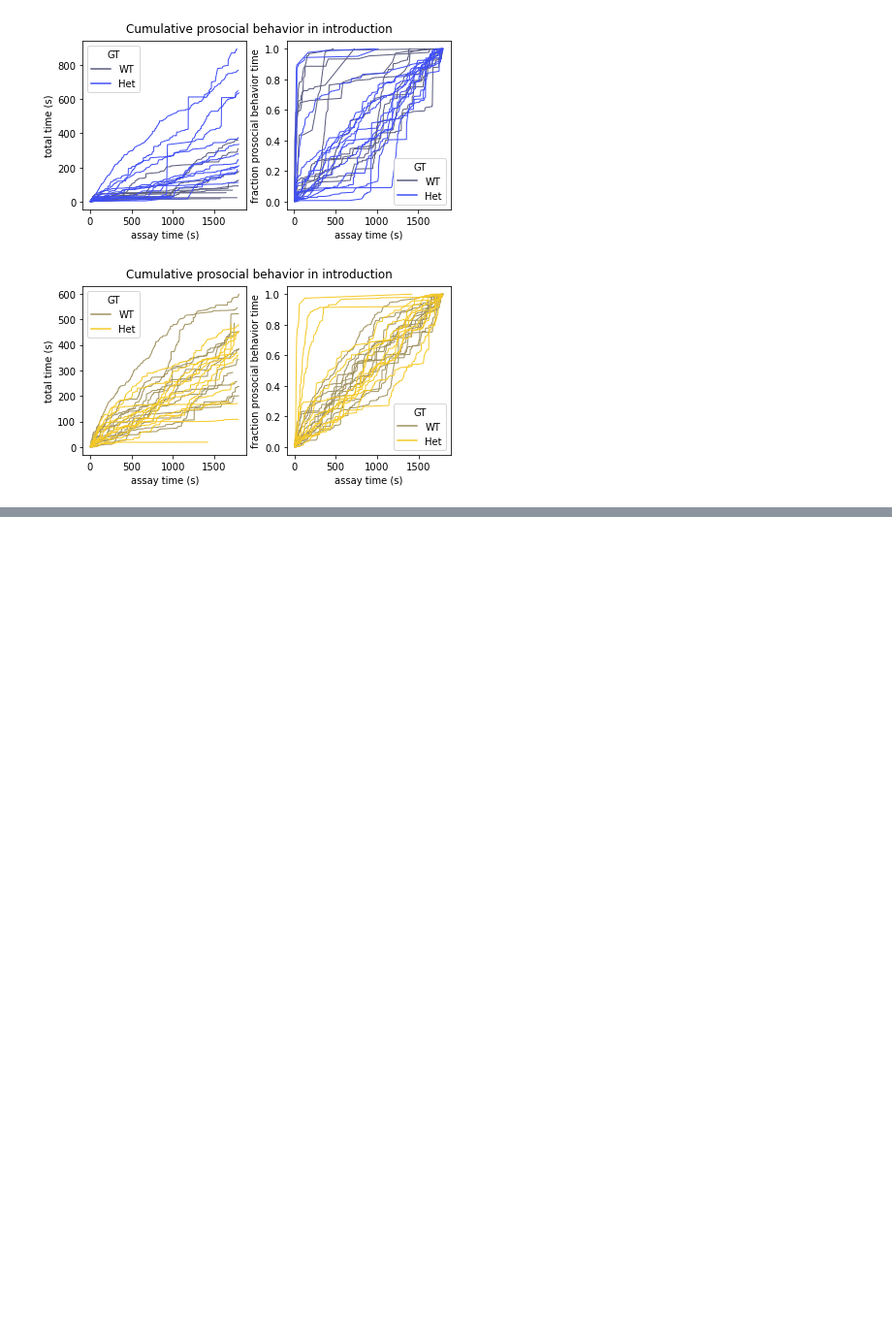
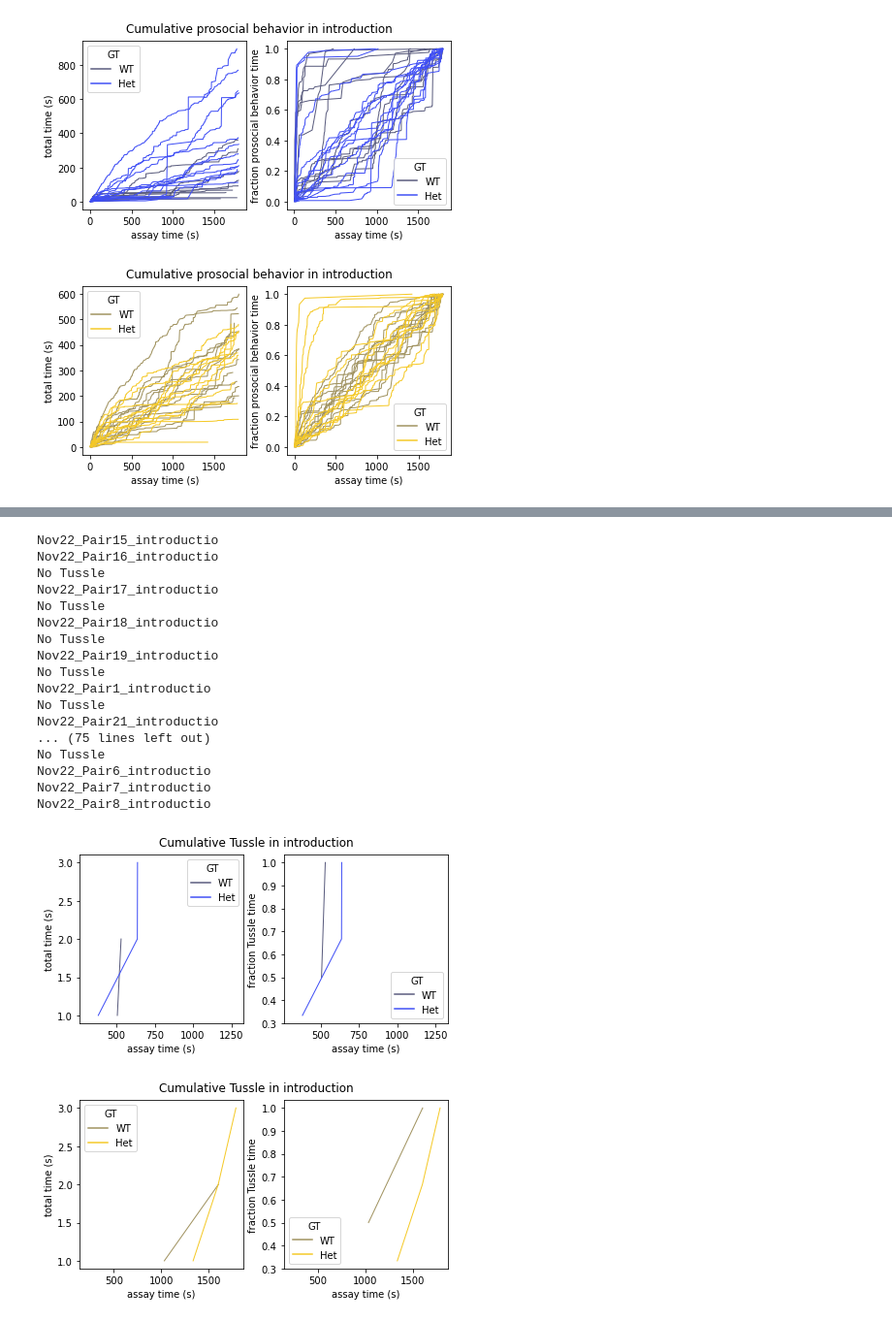
Before and after one commit to nhoglen/scn2a-paper-GWJSNH-code, a Jupyter notebook: 240730_proto_plottingCDFs.ipynb, the cells around one changed output, grey strips where cells are left out. Shown at 97% size. Cells and saved outputs as stored; diff of their text form; code cells hidden in the pictures; blank space fills up the shorter version.

```diff
--- a/240730_proto_plottingCDFs.ipynb
+++ b/240730_proto_plottingCDFs.ipynb
@@ -381,0 +397,32 @@ make_cumulative_time_plots(prosoc,'F','prosocial behavior',assay)
+# %%
+# -----  INTROS -----
+assay = 'introduction'
+behavior = 'Tussle'
+printy = True
+InTussleDF = consolidate_single_behavior_table(assay,behavior,nwbpath,printy)
+InTussleDF['ones'] = [1]*InTussleDF.shape[0]
+InTussleDF['raw_cumes'] = InTussleDF.groupby('pair_tag').ones.cumsum()# use numpy argsort on start_times
+InTussleDF['totals'] = InTussleDF.groupby('pair_tag')['ones'].transform('sum')
+InTussleDF['cumes_behav_frac'] = InTussleDF.raw_cumes/InTussleDF.totals
+make_cumulative_time_plots(InTussleDF,'M',behavior,assay)
+make_cumulative_time_plots(InTussleDF,'F',behavior,assay)
+# %% [output]
+Nov22_Pair15_introductio
+Nov22_Pair16_introductio
+No Tussle
+Nov22_Pair17_introductio
+No Tussle
+Nov22_Pair18_introductio
+No Tussle
+Nov22_Pair19_introductio
+No Tussle
+Nov22_Pair1_introductio
+No Tussle
+Nov22_Pair21_introductio
+... (75 lines left out)
+No Tussle
+Nov22_Pair6_introductio
+Nov22_Pair7_introductio
+Nov22_Pair8_introductio
+[figure, added]
+[figure, added]
```
Also changed, not shown: parts of 4 cells of this notebook.
